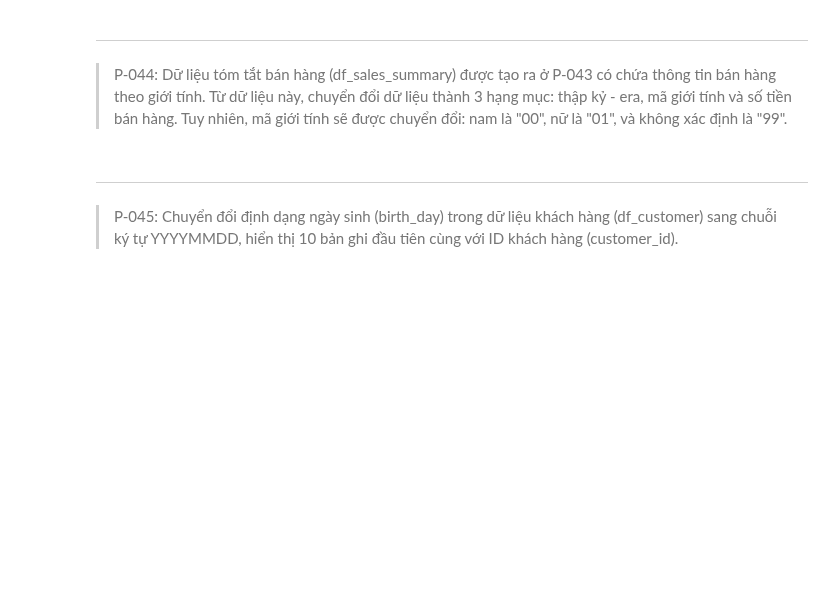
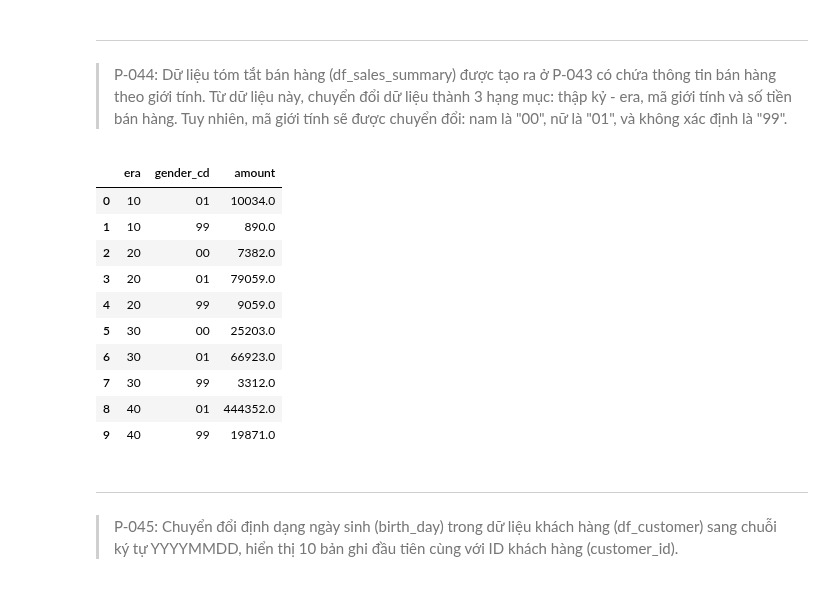
Before and after one commit to quoc-duc/LearnPandas, a Jupyter notebook: notebooks_vn/exercises/100_bai_tap_pandas_vn_exes.ipynb, the cells around one changed output. Drawn from its saved outputs; the diff is of its cells as text; code cells hidden in the pictures; blank space fills up the shorter version.

```diff
--- a/notebooks_vn/exercises/100_bai_tap_pandas_vn_exes.ipynb
+++ b/notebooks_vn/exercises/100_bai_tap_pandas_vn_exes.ipynb
@@ -981,6 +981,30 @@ df_sales_summary
 # %% [markdown]
 ---
 > P-044: Dữ liệu tóm tắt bán hàng (df_sales_summary) được tạo ra ở P-043 có chứa thông tin bán hàng theo giới tính. Từ dữ liệu này, chuyển đổi dữ liệu thành 3 hạng mục: thập kỷ - era, mã giới tính và số tiền bán hàng. Tuy nhiên, mã giới tính sẽ được chuyển đổi: nam là "00", nữ là "01", và không xác định là "99".
+# %%
+(
+    df_sales_summary.set_index('era')
+    .stack().reset_index()
+    .rename(columns={"level_1": "gender_cd", 0: "amount"})
+    .replace(
+        {"female": '01',
+         "male": '00',
+         "unkown": '99'}
+    )
+    .head(10)
+)
+# %% [output]
+|  | era | gender_cd | amount |
+| 0 | 10 | 01 | 10034.0 |
+| 1 | 10 | 99 | 890.0 |
+| 2 | 20 | 00 | 7382.0 |
+| 3 | 20 | 01 | 79059.0 |
+| 4 | 20 | 99 | 9059.0 |
+| 5 | 30 | 00 | 25203.0 |
+| 6 | 30 | 01 | 66923.0 |
+| 7 | 30 | 99 | 3312.0 |
+| 8 | 40 | 01 | 444352.0 |
+| 9 | 40 | 99 | 19871.0 |
 # %% [markdown]
 ---
 > P-045:
```
